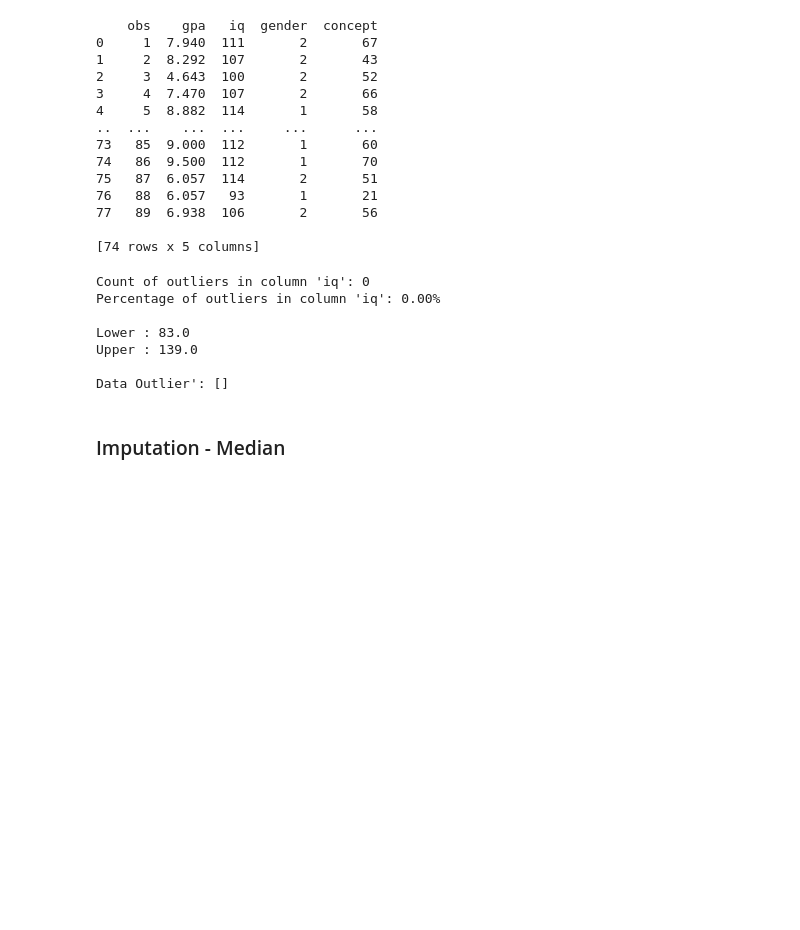
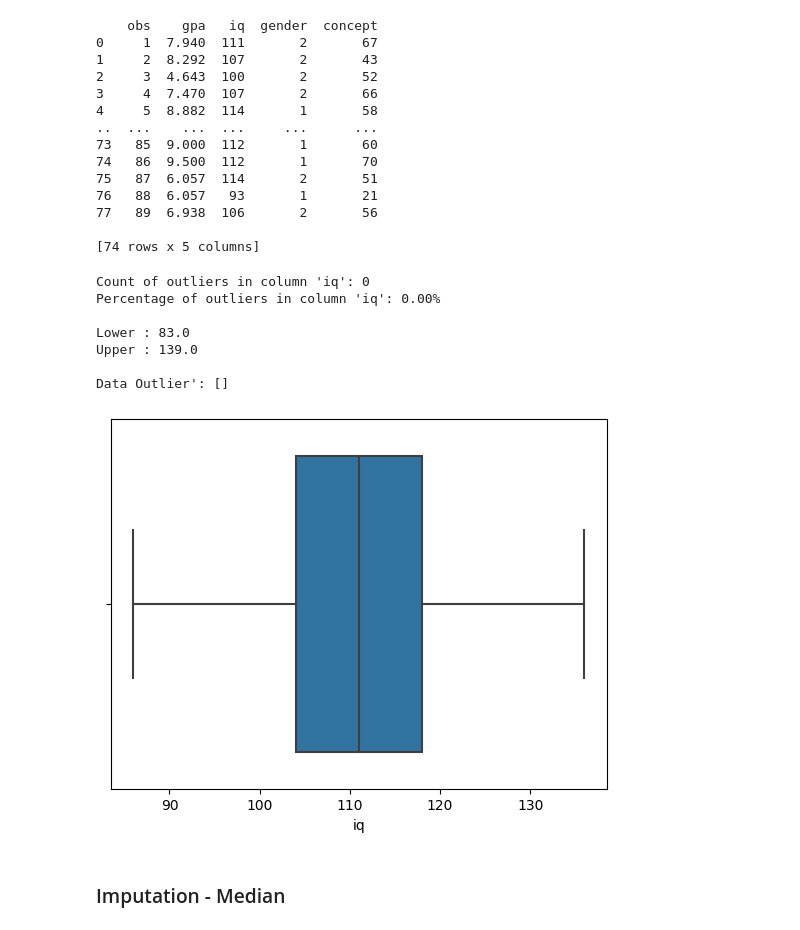
Before and after one commit to sandys-ss/Outlier, a Jupyter notebook: outlier.ipynb, the cells around one changed output. Saved outputs shown, nothing was run; the diff lists cells and outputs as text; code cells hidden in the pictures; blank space fills up the shorter version.

```diff
--- a/outlier.ipynb
+++ b/outlier.ipynb
@@ -227,6 +227,11 @@ Lower : 83.0
 Upper : 139.0
 
 Data Outlier': []
+# %%
+sns.boxplot(data=df_no_outliers, x="iq")
+plt.show()
+# %% [output]
+[figure, added]
 # %% [markdown]
 ### Imputation - Median
 # %%
```
Also changed, not shown: parts of 1 cell of this notebook, 6 other files.
